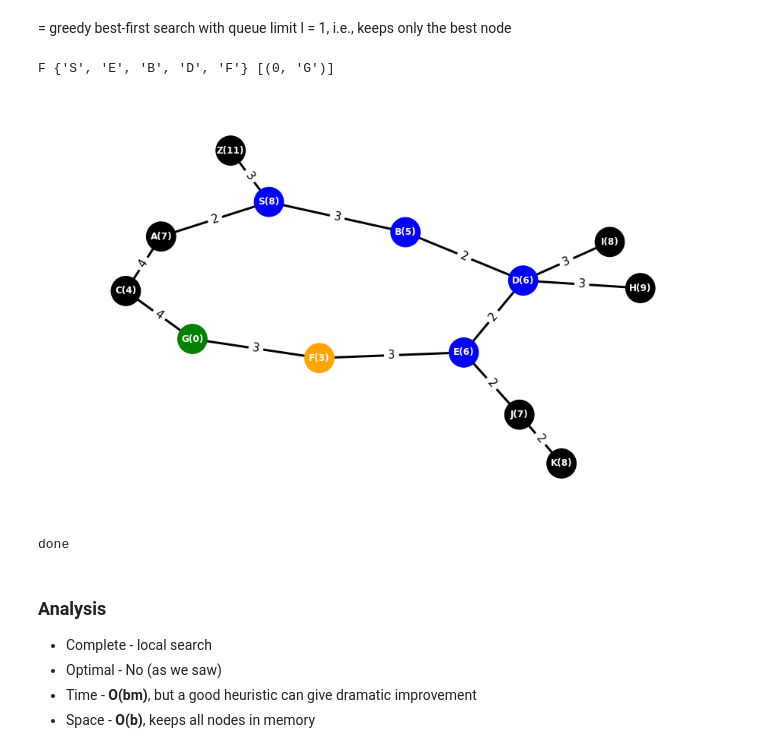
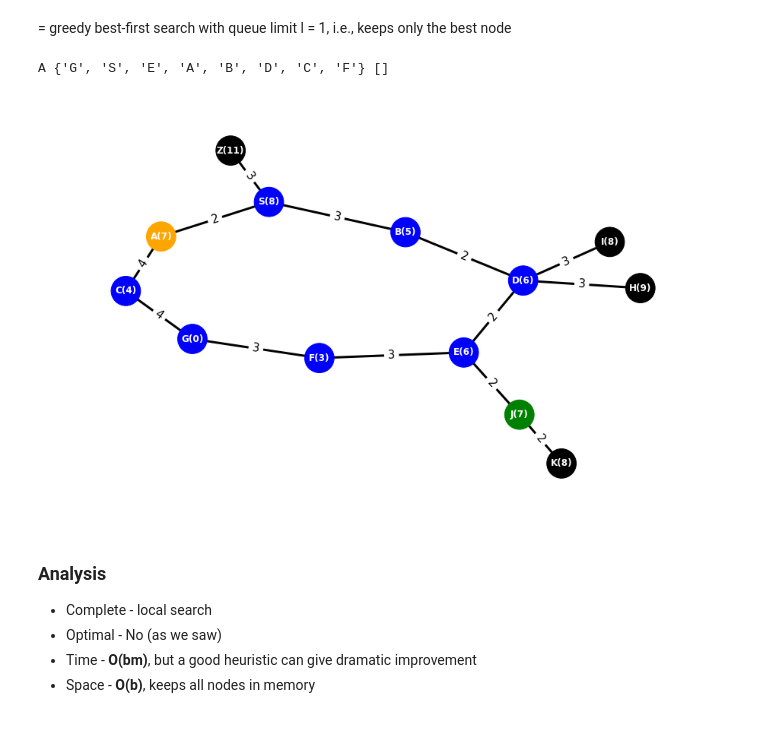
Before and after one commit to ichko/fmi-ai-2122, a Jupyter notebook: week-02.ipynb, the cells around one changed output. Cells and saved outputs as stored; diff of their text form; code cells hidden in the pictures.

```diff
--- a/week-02.ipynb
+++ b/week-02.ipynb
@@ -104,7 +106,7 @@ def draw_spring_graph(graph, seed=1, figsize=(8, 8)):
     plt.show()
 
 
-def display(g, current, end, front, visited):
+def display_graph(g, current, end, front, visited):
     front_set = {v for w, v in front}
     for _, node in g.nodes.items():
         node.color = 'black'
@@ -212,7 +236,9 @@ def heap_pop_max(queue):
     # it is not optimal
     id_max = argmax(queue)
     max_element = queue[id_max]
-    return max_element, queue[:id_max] + queue[id_max + 1:]
+    new_queue = queue[:id_max] + queue[id_max + 1:]
+    heapq.heapify(new_queue)
+    return max_element, new_queue
 # %%
 def beam(g, start, end, beam_size):
     start_node = g.nodes[start]
@@ -265,11 +292,10 @@ i.e., keeps only the best node
 def hill_climbing(g, start, end):
     beam(g, start, end, 1)
 # %%
-hill_climbing(g, 'S', 'G')
+hill_climbing(g, 'S', 'J')
 # %% [output]
-F {'S', 'E', 'B', 'D', 'F'} [(0, 'G')]
+A {'G', 'S', 'E', 'A', 'B', 'D', 'C', 'F'} []
-[figure, old version]
+[figure, new version]
-done
 # %% [markdown]
 ### Analysis
  - Complete - local search
```
Also changed, not shown: parts of 17 cells of this notebook.
